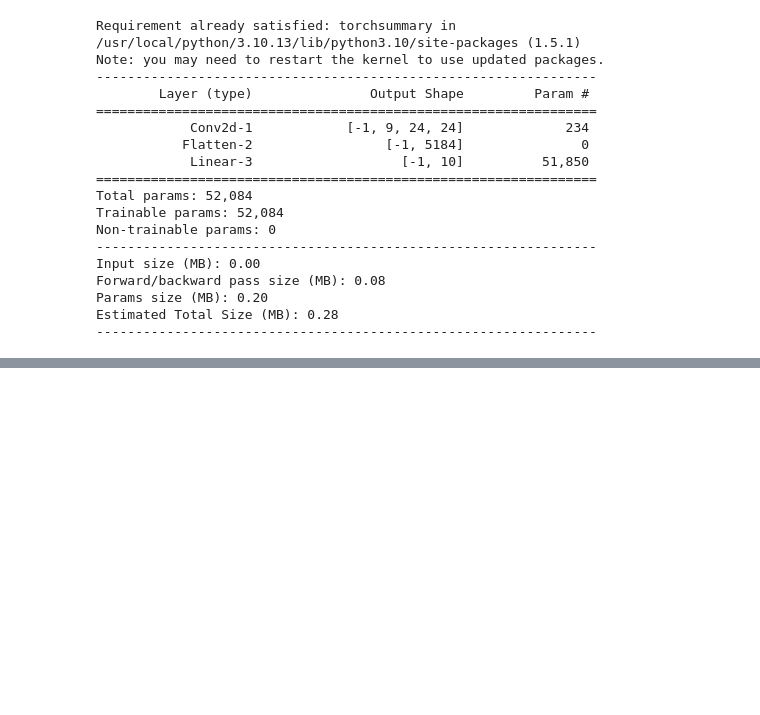
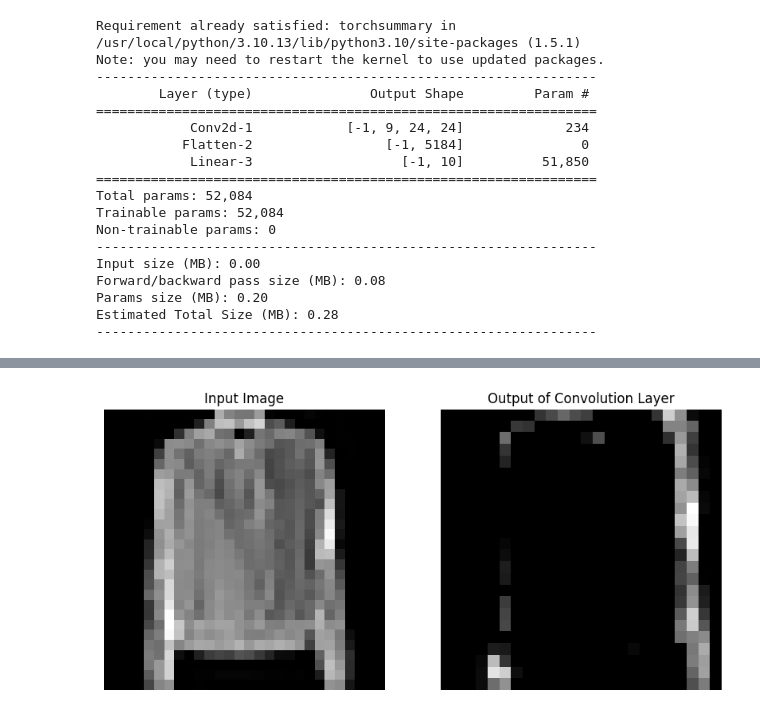
Before and after one commit to Konkuk-Univ-Glocal-Campus/introai202401-midterm-sungminiioo, a Jupyter notebook: Untitled-1.ipynb, the cells around one changed output, grey strips where cells are left out. Drawn from its saved outputs; the diff is of its cells as text; code cells hidden in the pictures; blank space fills up the shorter version.

```diff
--- a/Untitled-1.ipynb
+++ b/Untitled-1.ipynb
@@ -207,14 +207,23 @@ visualize_pooling_layer_on_fashion_mnist(max_pool_layer, test_loader)
 # %%
+import pytorchcv
+from pytorchcv import visualize_convolution_layer_on_fashion_mnist
+import torch.nn as nn
+import torchvision.transforms as transforms
+from torchvision.datasets import FashionMNIST
+from torch.utils.data import DataLoader
+
 # FashionMNIST 데이터셋 로드
 transform = transforms.Compose([transforms.ToTensor()])
 test_dataset = FashionMNIST(root='./data', train=False, transform=transform, download=True)
 test_loader = DataLoader(test_dataset, batch_size=1, shuffle=True)
 
 # 예시: 컨볼루션 레이어 생성
 conv_layer = nn.Conv2d(in_channels=1, out_channels=6, kernel_size=5)
 
 # FashionMNIST 데이터셋에서 컨볼루션 레이어 시각화
-visualize_convolution_layer_on_fashion_mnist(conv_layer, test_loader)
+pytorchcv.visualize_convolution_layer_on_fashion_mnist(conv_layer, test_loader)
+# %% [output]
+[figure, added]
 # %%
 #모델 성능 검증
 def evaluate_model(model, test_loader):
```
Also changed, not shown: parts of 4 cells of this notebook.
